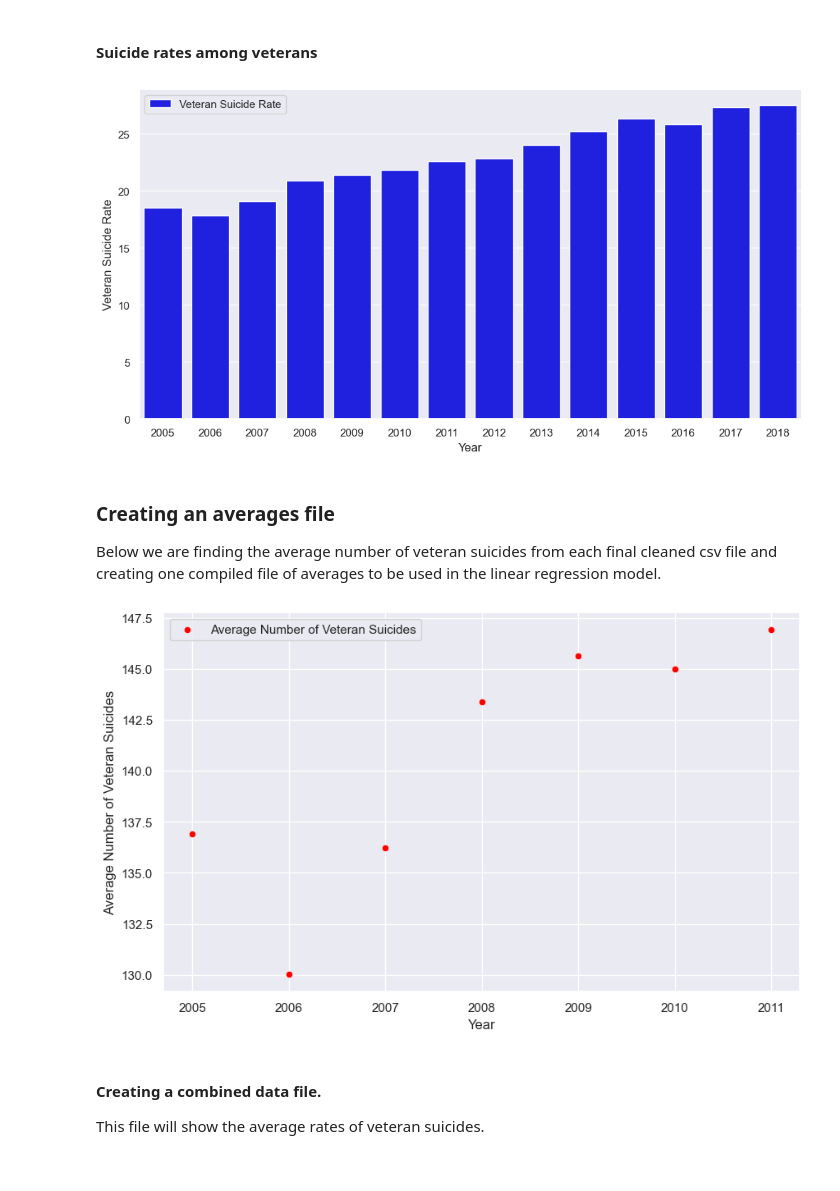
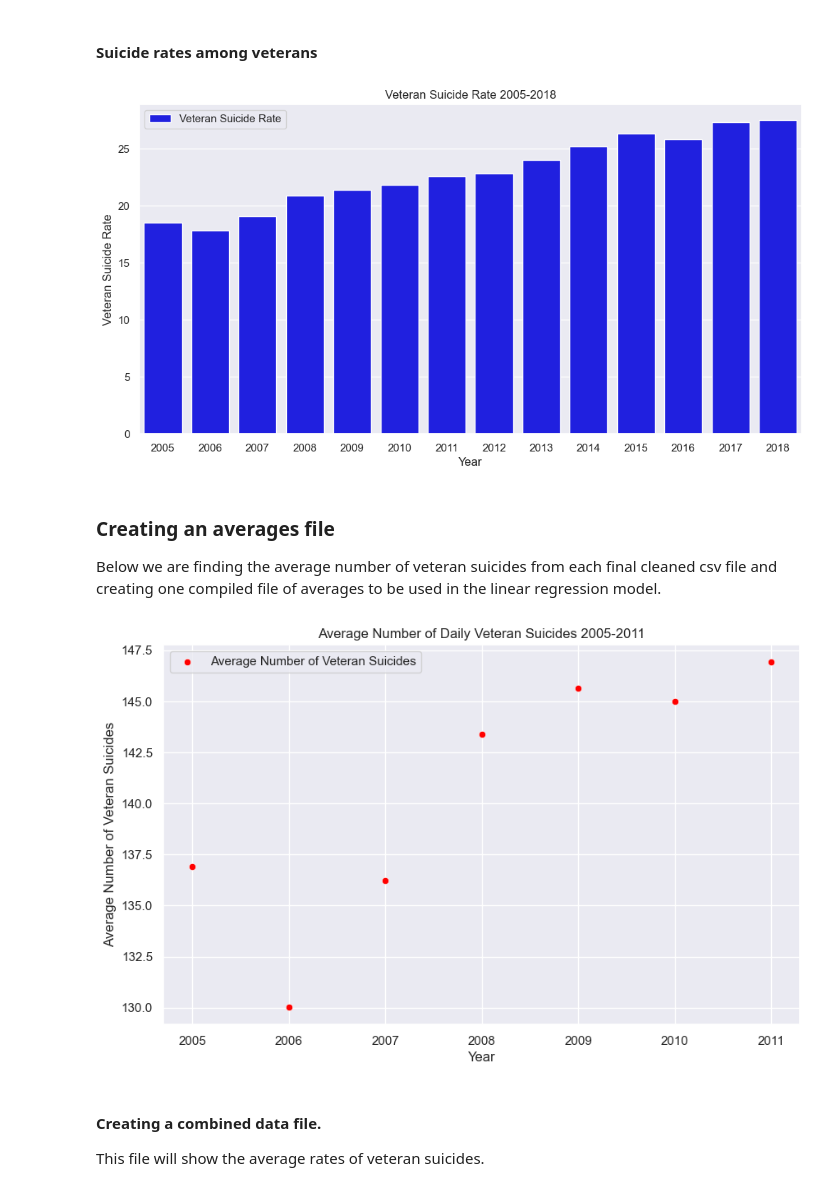
Before and after one commit to LuciMcD/Capstone-Project-MCDANIEL, a Jupyter notebook: EDAnotebook.ipynb, the cells around one changed output. Cells and saved outputs as stored; diff of their text form; code cells hidden in the pictures.

```diff
--- a/EDAnotebook.ipynb
+++ b/EDAnotebook.ipynb
@@ -409,14 +409,14 @@ plt.show()
 # %%
 sns.set_theme(rc={'figure.figsize':(12,6)})
 sns.barplot(x='year', y='rate', data= csrav, color='blue',  label='Veteran Suicide Rate')
 
-
+plt.title('Veteran Suicide Rate 2005-2018')
 plt.xlabel('Year')
 plt.ylabel('Veteran Suicide Rate')
 plt.legend()
 plt.show()
 # %% [output]
-[figure, old version]
+[figure, new version]
 # %% [markdown]
 ### Creating an averages file
 Below we are finding the average number of veteran suicides from each final cleaned csv file and creating one compiled file of averages to be used in the linear regression model.
@@ -449,13 +449,13 @@ averagesdf.to_csv('averages.csv', index=False)
 sns.set_theme(rc={'figure.figsize':(10,6)})
 sns.scatterplot(x='year', y='average veteran suicides', data= averagesdf , color='red',  label='Average Number of Veteran Suicides')
 
-
+plt.title('Average Number of Daily Veteran Suicides 2005-2011')
 plt.xlabel('Year')
 plt.ylabel('Average Number of Veteran Suicides')
 plt.legend()
 plt.show()
 # %% [output]
-[figure, old version]
+[figure, new version]
 # %% [markdown]
 #### Creating a combined data file.
 This file will show the average rates of veteran suicides.
```
Also changed, not shown: 1 other file.
